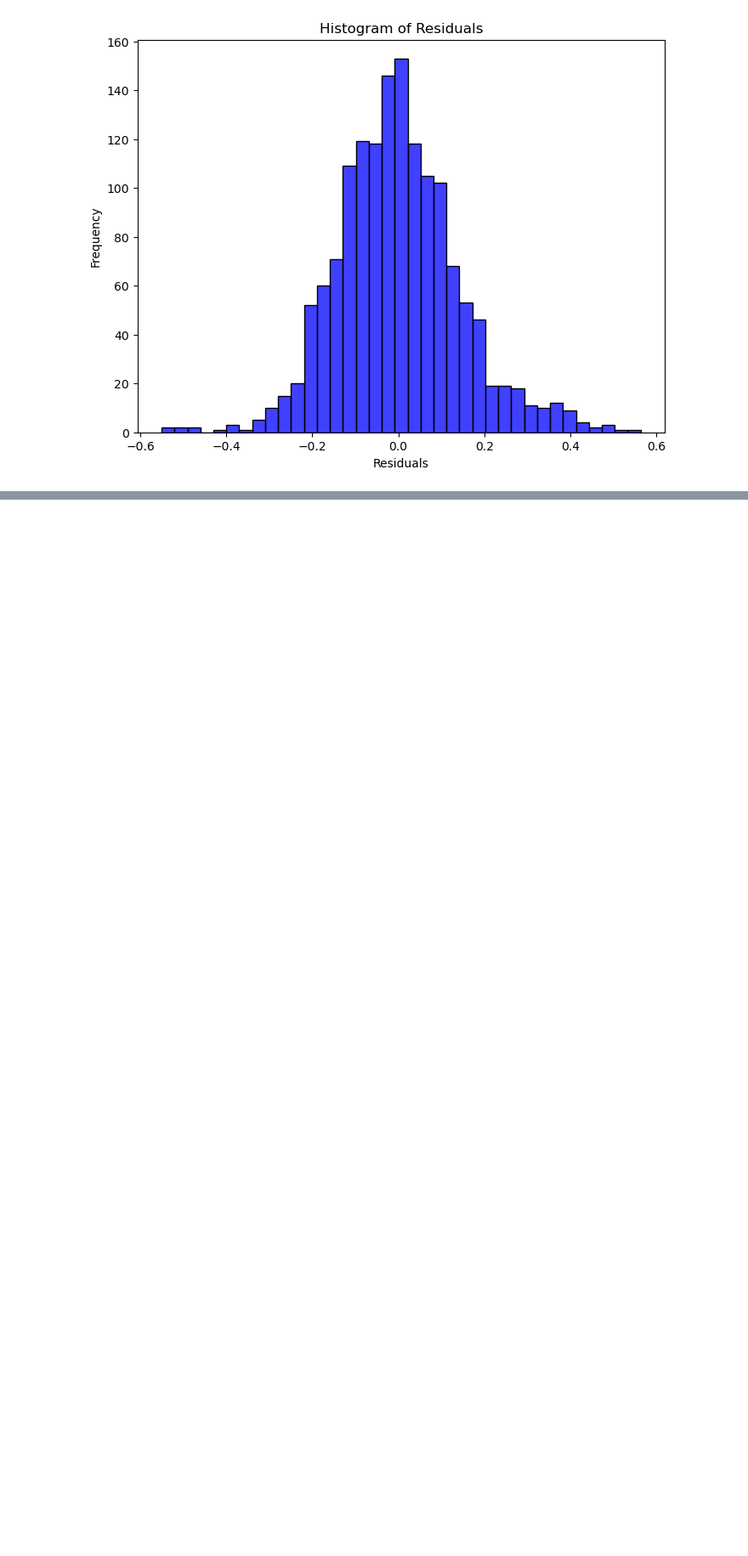
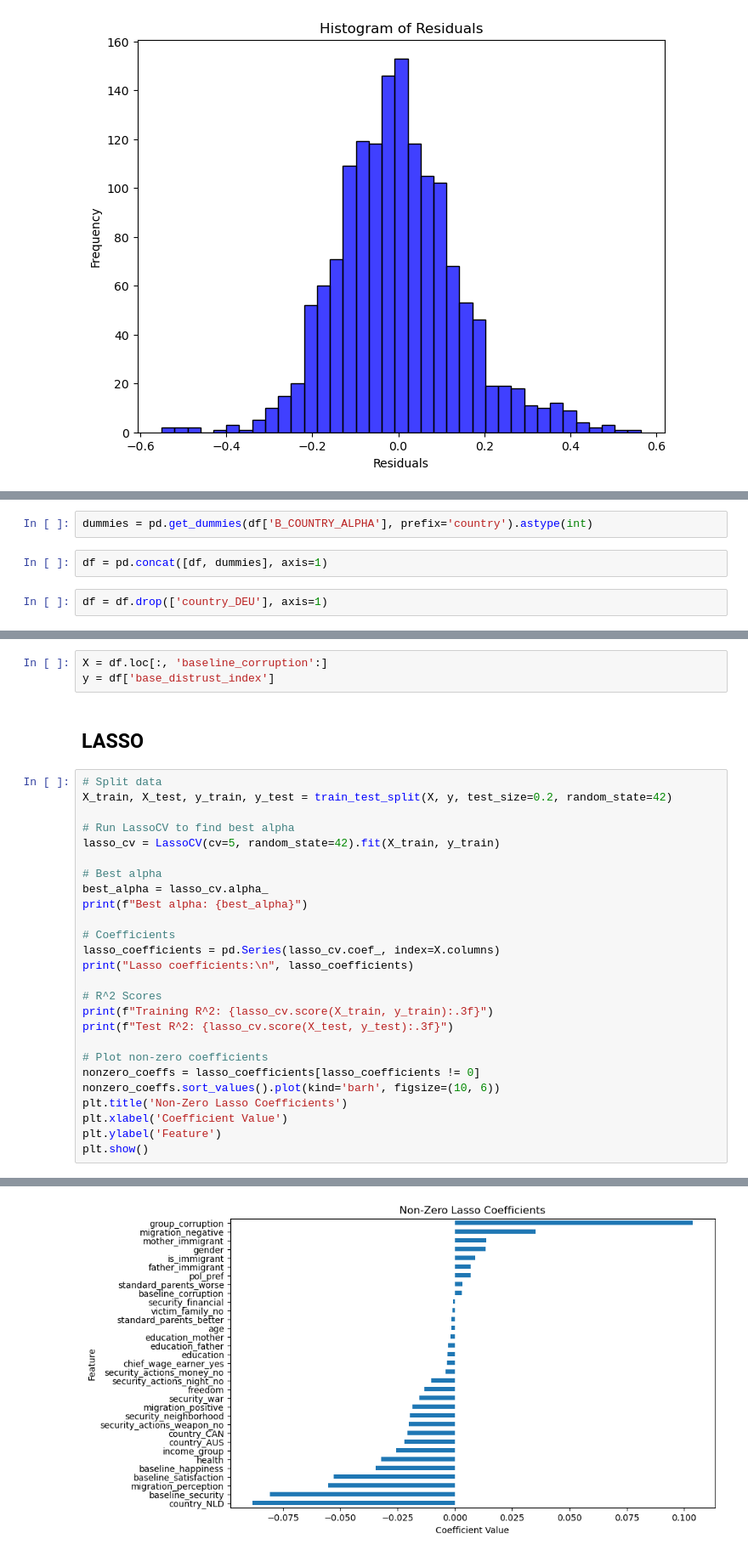
Before and after one commit to ekaba007/world_value, a Jupyter notebook: analysis/modelling.ipynb, the cells around one changed output, grey strips where cells are left out. Shown at 85% size. Saved outputs shown, nothing was run; the diff lists cells and outputs as text; blank space fills up the shorter version.

Commit message:
added country dummies
press index to come and also we will only use OLS

```diff
--- a/analysis/modelling.ipynb
+++ b/analysis/modelling.ipynb
@@ -424,0 +434,6 @@ plt.show()
+# %%
+dummies = pd.get_dummies(df['B_COUNTRY_ALPHA'], prefix='country').astype(int)
+# %%
+df = pd.concat([df, dummies], axis=1)
+# %%
+df = df.drop(['country_DEU'], axis=1)
@@ -424,0 +442,32 @@ plt.show()
+# %%
+X = df.loc[:, 'baseline_corruption':]
+y = df['base_distrust_index']
+# %% [markdown]
+## LASSO
+# %%
+# Split data
+X_train, X_test, y_train, y_test = train_test_split(X, y, test_size=0.2, random_state=42)
+
+# Run LassoCV to find best alpha
+lasso_cv = LassoCV(cv=5, random_state=42).fit(X_train, y_train)
+
+# Best alpha
+best_alpha = lasso_cv.alpha_
+print(f"Best alpha: {best_alpha}")
+
+# Coefficients
+lasso_coefficients = pd.Series(lasso_cv.coef_, index=X.columns)
+print("Lasso coefficients:\n", lasso_coefficients)
+
+# R^2 Scores
+print(f"Training R^2: {lasso_cv.score(X_train, y_train):.3f}")
+print(f"Test R^2: {lasso_cv.score(X_test, y_test):.3f}")
+
+# Plot non-zero coefficients
+nonzero_coeffs = lasso_coefficients[lasso_coefficients != 0]
+nonzero_coeffs.sort_values().plot(kind='barh', figsize=(10, 6))
+plt.title('Non-Zero Lasso Coefficients')
+plt.xlabel('Coefficient Value')
+plt.ylabel('Feature')
+plt.show()
+# %% [output]
@@ -424,0 +491 @@ plt.show()
+[figure, added]
```
Also changed, not shown: parts of 18 cells of this notebook.
